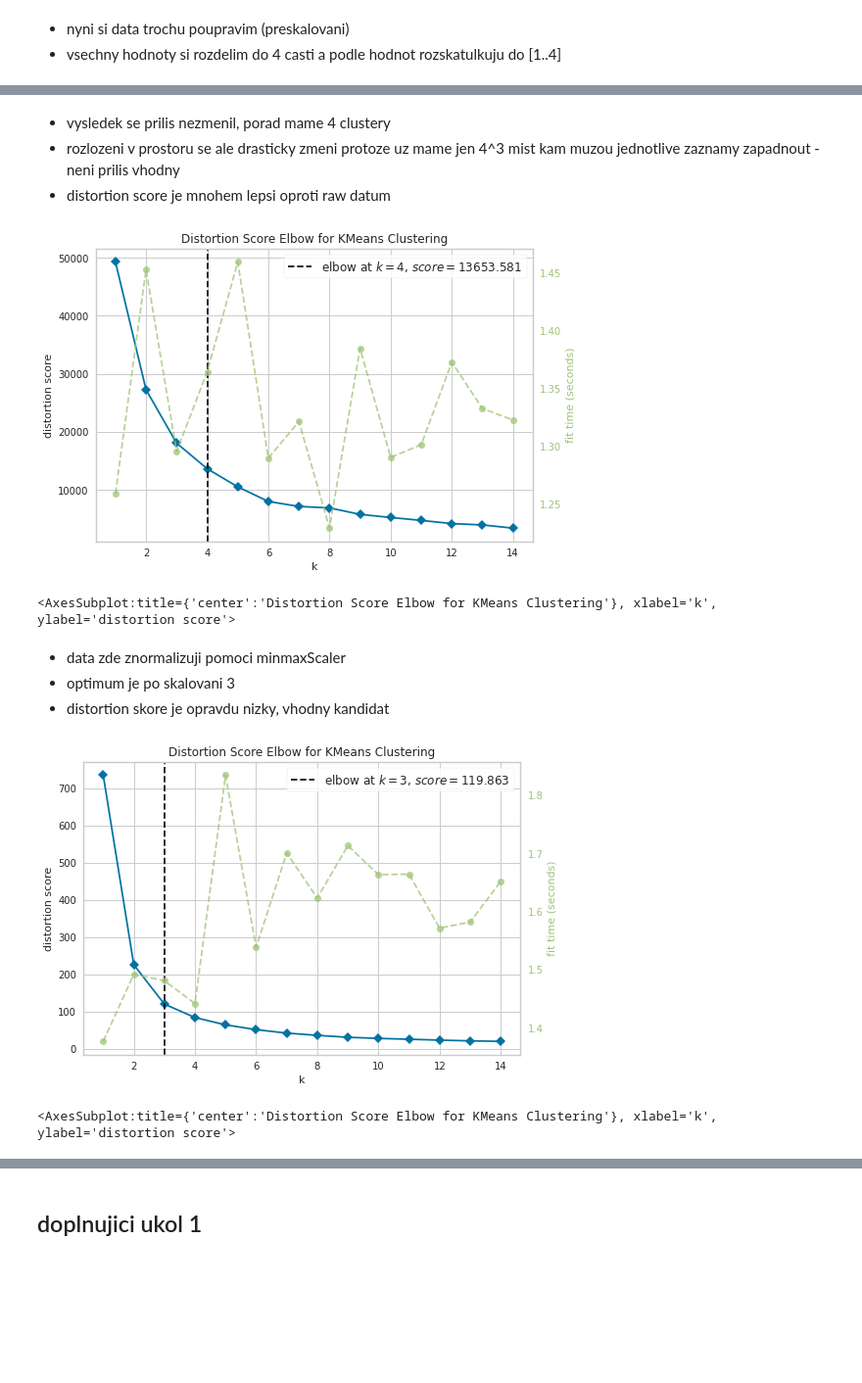
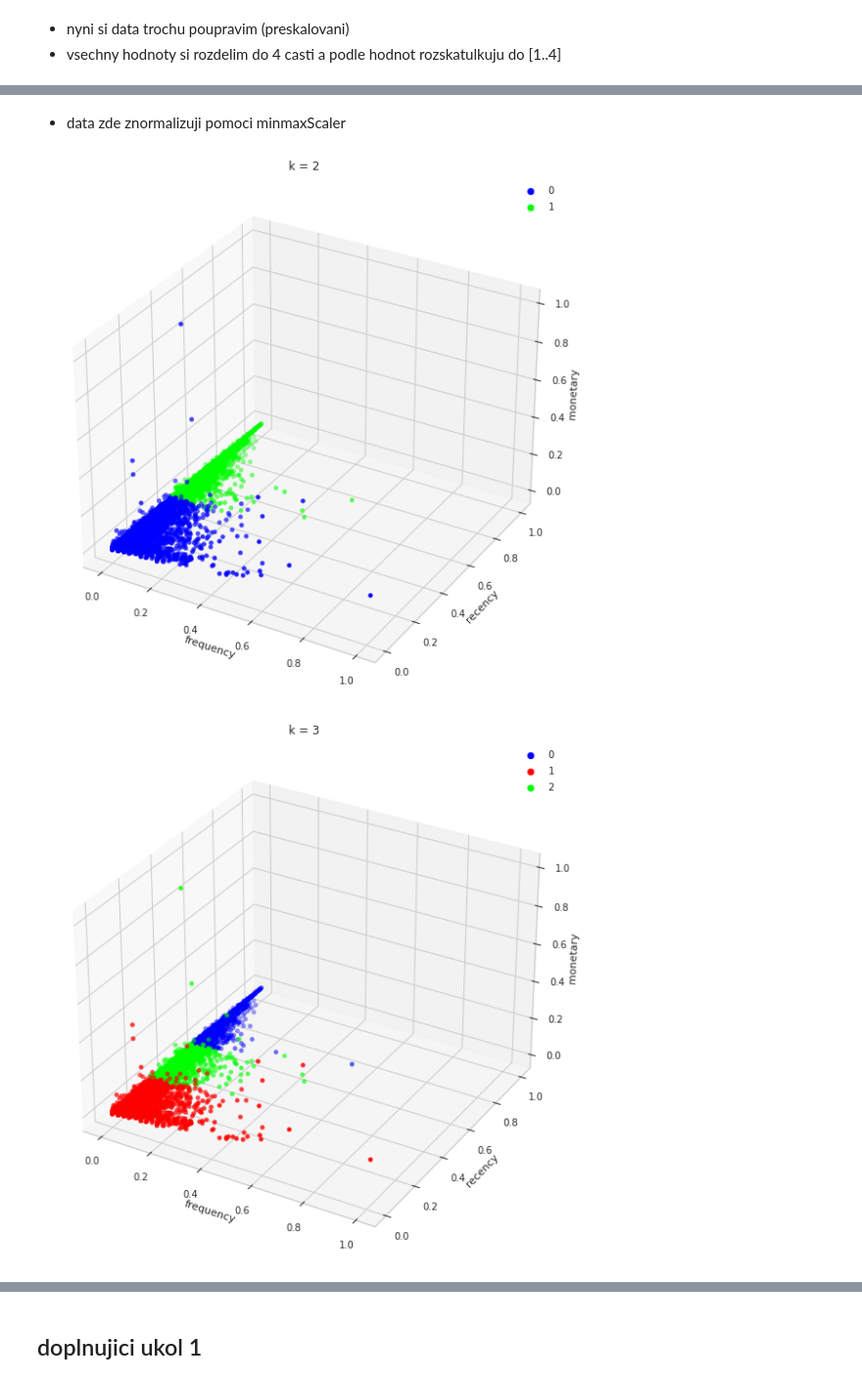
Before and after one commit to xuthang/bi-vzd, a Jupyter notebook: 03/homework_03_B201.ipynb, the cells around one changed output, grey strips where cells are left out. Shown at 98% size. Cells and saved outputs as stored; diff of their text form; code cells hidden in the pictures; blank space fills up the shorter version.

Commit message:
3d scatter visualization

```diff
--- a/03/homework_03_B201.ipynb
+++ b/03/homework_03_B201.ipynb
@@ -83,3 +83,20 @@ rfmTable = rfmTable.groupby('Customer ID').agg({ 'hist': lambda x: x.min(),
                                           ).rename(columns={'hist':'recency',
                                                             'Customer ID' : 'frequency',
                                                             'Subtotal' : 'monetary'})
+
+rfmTable['monetary'] = rfmTable['monetary'].astype('int64')
+# %%
+def visualize(X):
+    for i in range(2, 10):
+        rfmTableWithClusters = X.copy()
+        rfmTableWithClusters['cluster'] = KMeans(n_clusters = i, random_state=random_state).fit_predict(rfmTableWithClusters)
+        fig = plt.figure(figsize=(20,10))
+        ax = fig.add_subplot(111, projection='3d')
+        s = ax.scatter(xs=rfmTableWithClusters['frequency'], ys=rfmTableWithClusters['recency'], zs=rfmTableWithClusters['monetary'],
+                   c=rfmTableWithClusters['cluster'], cmap="brg")
+        ax.set_zlabel('monetary')
+        ax.set_xlabel('frequency')
+        ax.set_ylabel('recency')
+        ax.set_title('k = ' + str(i))
+        ax.legend(*s.legend_elements())
+        plt.show()
@@ -86,9 +117,3 @@ rfmTable = rfmTable.groupby('Customer ID').agg({ 'hist': lambda x: x.min(),
 # %% [markdown]
 * nalezeni elbow - optimalni pocet clusteru, z grafu je zrejme ze pro neupraveny data je 4
 * distortion score je ale opravdu vysoky
-# %%
-model = KMeans()
-visualizer = KElbowVisualizer(model, k=(1,maxCluster))
-
-visualizer.fit(rfmTable)        # Fit the data to the visualizer
-visualizer.show()        # Finalize and render the figure
@@ -133,29 +163,9 @@ rfmSeg['monetary'] = rfmSeg['monetary'].apply(FMClass, args=('monetary',quartile
-# %% [markdown]
-* vysledek se prilis nezmenil, porad mame 4 clustery
-* rozlozeni v prostoru se ale drasticky zmeni protoze uz mame jen 4^3 mist kam muzou jednotlive zaznamy zapadnout - neni prilis vhodny
-* distortion score je mnohem lepsi oproti raw datum
-# %%
-model = KMeans()
-visualizer = KElbowVisualizer(model, k=(1,maxCluster))
-
-visualizer.fit(rfmSeg)        # Fit the data to the visualizer
-visualizer.show()        # Finalize and render the figure
-# %% [output]
-[figure, removed]
-<AxesSubplot:title={'center':'Distortion Score Elbow for KMeans Clustering'}, xlabel='k', ylabel='distortion score'>
 # %% [markdown]
 * data zde znormalizuji pomoci minmaxScaler
-* optimum je po skalovani 3
-* distortion skore je opravdu nizky, vhodny kandidat
 # %%
 scaler = MinMaxScaler()
 rfmScaled = pd.DataFrame(scaler.fit_transform(rfmTable),index=rfmTable.index, columns=rfmTable.columns)
-
-model = KMeans()
-visualizer = KElbowVisualizer(model, k=(1,maxCluster))
-
-visualizer.fit(rfmScaled)        # Fit the data to the visualizer
-visualizer.show()        # Finalize and render the figure
+visualize(rfmScaled)
 # %% [output]
-[figure, old version]
+[figure, new version]
-<AxesSubplot:title={'center':'Distortion Score Elbow for KMeans Clustering'}, xlabel='k', ylabel='distortion score'>
+[figure, added]
```
Also changed, not shown: parts of 12 cells of this notebook.
